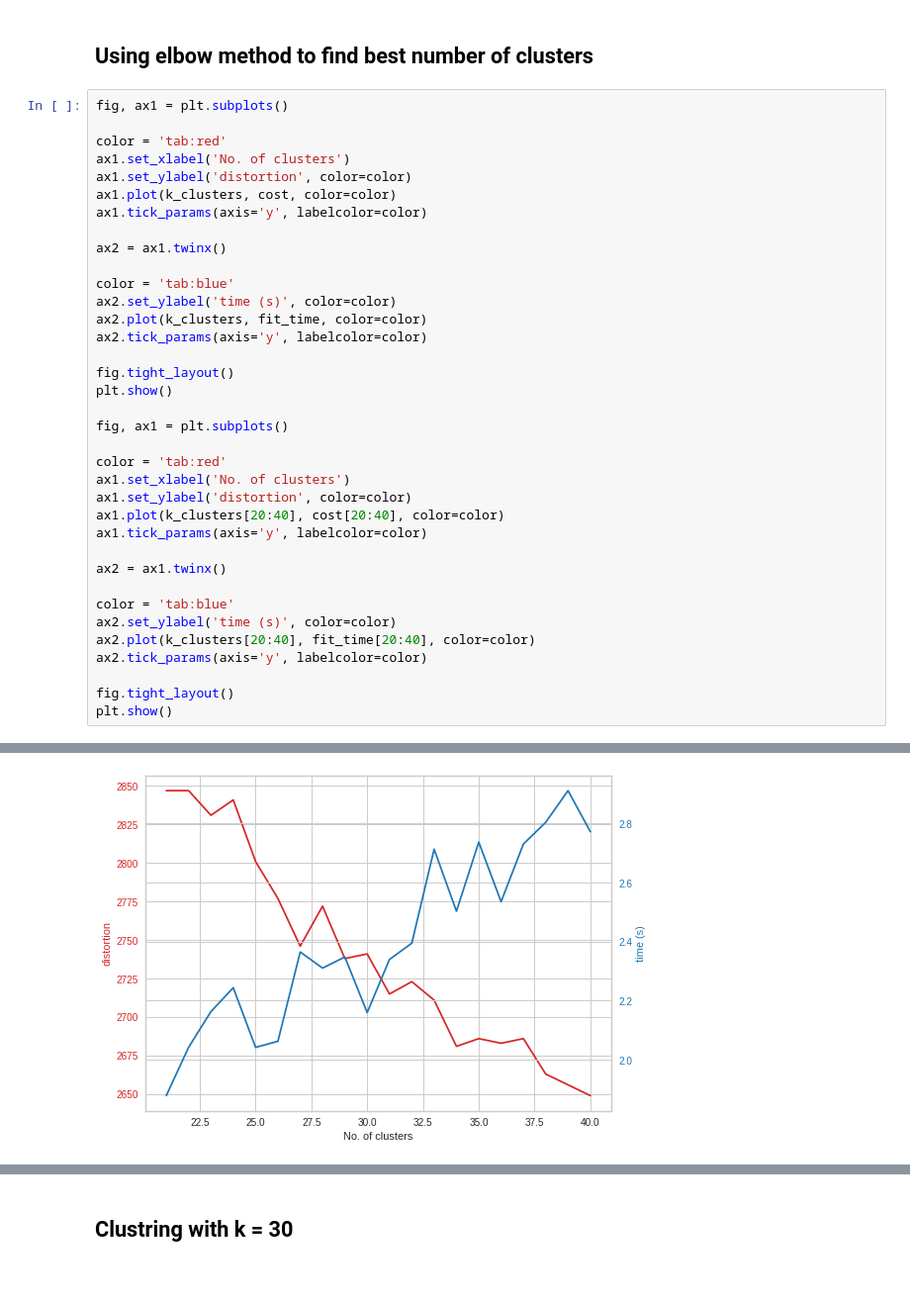
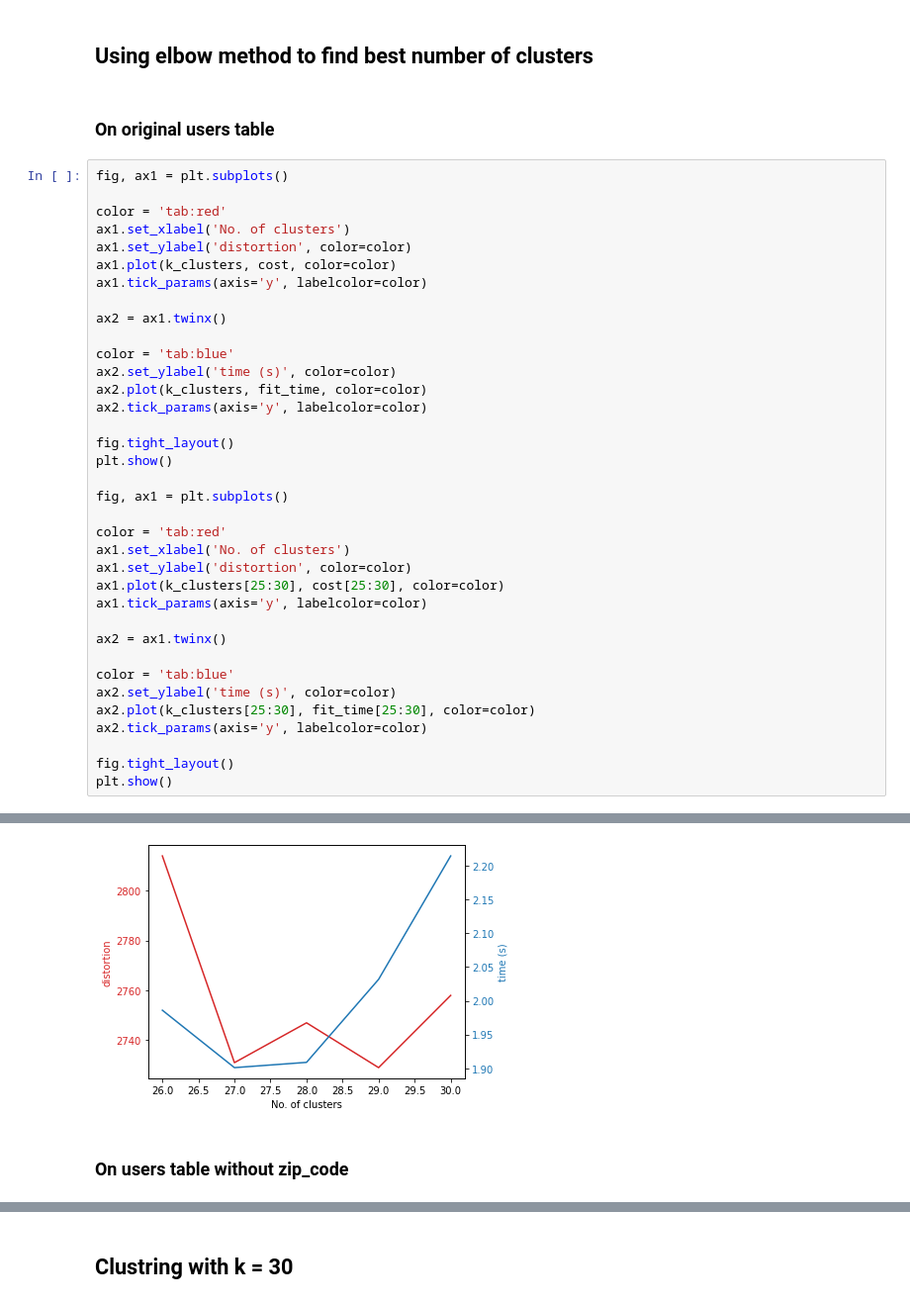
Before and after one commit to smohammadhejazi/recommendation-as-a-service, a Jupyter notebook: colab/kmodes.ipynb, the cells around one changed output, grey strips where cells are left out. Shown: that part at 99% size. Drawn from its saved outputs; the diff is of its cells as text; blank space fills up the shorter version.

Commit message:
Add markdowns and add a function to find optimal number of clusters

```diff
--- a/colab/kmodes.ipynb
+++ b/colab/kmodes.ipynb
@@ -174,5 +159,7 @@ Best run was number 2
 # %% [markdown]
 ## Using elbow method to find best number of clusters
+# %% [markdown]
+### On original users table
 # %%
 fig, ax1 = plt.subplots()
 
@@ -197,14 +184,14 @@ fig, ax1 = plt.subplots()
 color = 'tab:red'
 ax1.set_xlabel('No. of clusters')
 ax1.set_ylabel('distortion', color=color)
-ax1.plot(k_clusters[20:40], cost[20:40], color=color)
+ax1.plot(k_clusters[25:30], cost[25:30], color=color)
 ax1.tick_params(axis='y', labelcolor=color)
 
 ax2 = ax1.twinx()
 
 color = 'tab:blue'
 ax2.set_ylabel('time (s)', color=color)
-ax2.plot(k_clusters[20:40], fit_time[20:40], color=color)
+ax2.plot(k_clusters[25:30], fit_time[25:30], color=color)
 ax2.tick_params(axis='y', labelcolor=color)
 
 fig.tight_layout()
@@ -214,4 +201,6 @@ plt.show()
-[figure, old version]
+[figure, new version]
+# %% [markdown]
+### On users table without zip_code
 # %%
 fig, ax1 = plt.subplots()
 
```
Also changed, not shown: parts of 30 cells of this notebook.
